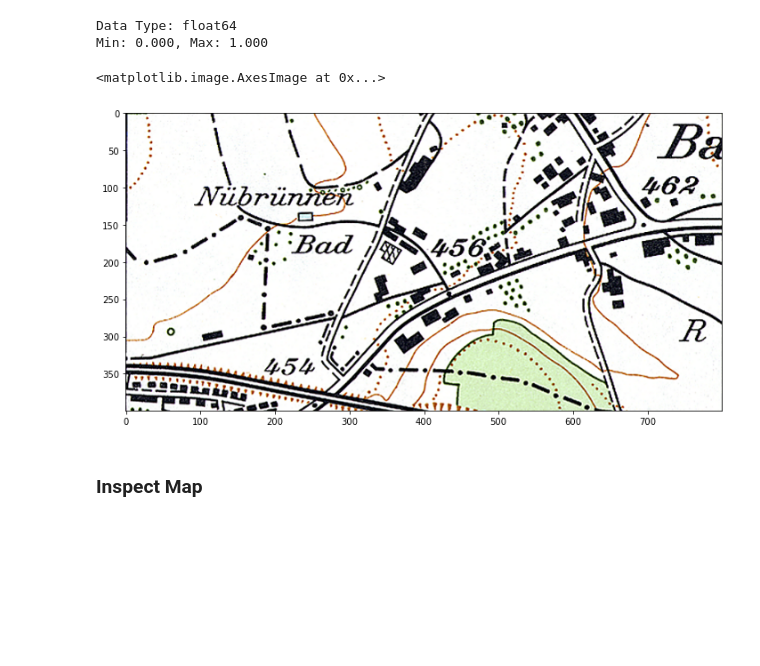
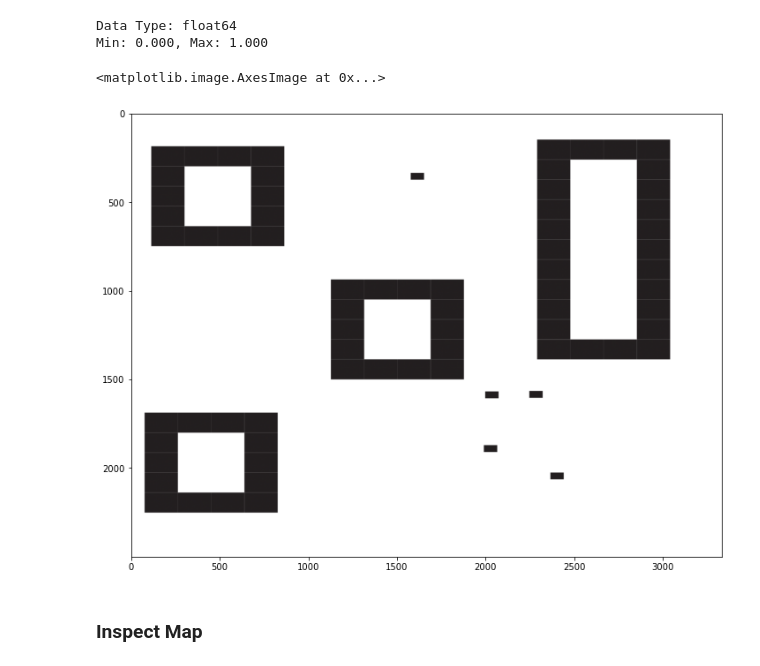
Before and after one commit to justinfmccarty/22spring_templatematching_carto, a Jupyter notebook: rl_method/notebooks/00_simple_environment.ipynb, the cells around one changed output. Cells and saved outputs as stored; diff of their text form; code cells hidden in the pictures; blank space fills up the shorter version.

```diff
--- a/rl_method/notebooks/00_simple_environment.ipynb
+++ b/rl_method/notebooks/00_simple_environment.ipynb
@@ -112,6 +126,9 @@ ax.add_patch(p)
 path_sample_image = './data/tif_files/LKg_1092_1990.tif'
 path_sample_template_1 = './data/templates/temp_1.tif'
 path_sample_template_2 = './data/templates/temp_2.tif'
+
+path_testing_image = './data/testing/testing_board.tif'
+path_testing_template_1 = './data/testing/testing_template.tif'
 
 image = cv2.imread(path_sample_image)
 image_color = cv2.cvtColor(image, cv2.COLOR_BGR2RGB)
@@ -123,6 +140,18 @@ template_color = cv2.cvtColor(template, cv2.COLOR_BGR2RGB)
 template_grey = cv2.cvtColor(template_color, cv2.COLOR_BGR2GRAY)
 template_norm = (template_color/255).astype(float)
 
+test_image = cv2.imread(path_testing_image)
+test_image_color = cv2.cvtColor(test_image, cv2.COLOR_BGR2RGB)
+test_image_grey = cv2.cvtColor(test_image_color, cv2.COLOR_BGR2GRAY)
+test_image_norm = (test_image_color/255).astype(float)
+
+test_template =cv2.imread(path_testing_template_1)
+test_template_color = cv2.cvtColor(test_template, cv2.COLOR_BGR2RGB)
+test_template_grey = cv2.cvtColor(test_template_color, cv2.COLOR_BGR2GRAY)
+test_template_norm = (test_template_color/255).astype(float)
+
+
+
 
 I_HEIGHT, I_WIDTH, I_DEPTH = image.shape
 T_HEIGHT, T_WIDTH, T_DEPTH = template.shape
@@ -134,10 +163,10 @@ Data Type: float64
 Min: 0.000, Max: 1.000
 # %%
 fig,ax = plt.subplots(figsize=(12,12))
-ax.imshow(crop_image(image_norm,0,0,400,800)) #y,x,h,w
+ax.imshow(test_image_norm)#crop_image(test_image_norm,0,0,400,800)) #y,x,h,w
 # %% [output]
 <matplotlib.image.AxesImage at 0x...>
-[figure, old version]
+[figure, new version]
 # %% [markdown]
 ### Inspect Map
 # %%
```
Also changed, not shown: parts of 15 cells of this notebook.
